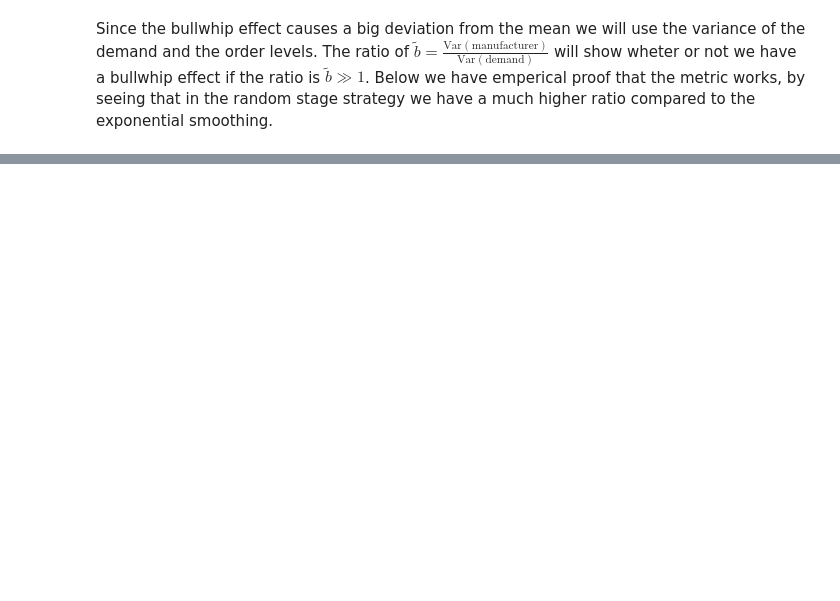
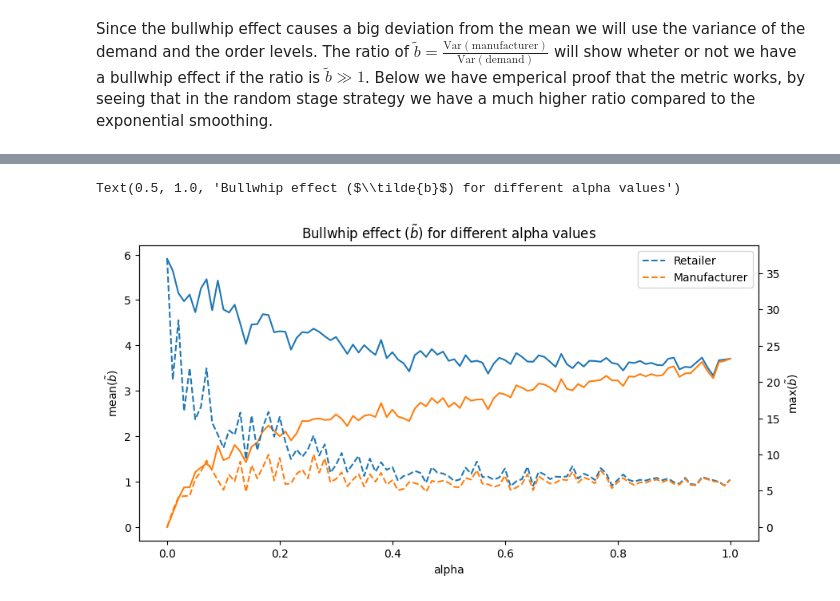
Before and after one commit to AlbinLind/Supply-Chain, a Jupyter notebook: week_4/homework4.ipynb, the cells around one changed output, grey strips where cells are left out. Cells and saved outputs as stored; diff of their text form; code cells hidden in the pictures; blank space fills up the shorter version.

```diff
--- a/week_4/homework4.ipynb
+++ b/week_4/homework4.ipynb
@@ -194,0 +206,46 @@ np.var(retailer_inventory) / np.var(demand_inventory), np.var(manufacturer_inven
+# %%
+alpha_values = np.linspace(0, 1, 101)
+bullwhip_effect = {
+    (alpha, stage): []
+    for alpha in alpha_values
+    for stage in ["retailer", "manufacturer"]
+}
+for alpha in alpha_values:
+    for _ in range(100):
+        exp_bg = BeerGame(ExponentialSmoothingStage, weeks=50, alpha=alpha)
+        sim = exp_bg.simulate()
+        b_tilde = exp_bg.bullwhip_effect(sim)
+        bullwhip_effect[alpha, "retailer"].append(b_tilde[0])
+        bullwhip_effect[alpha, "manufacturer"].append(b_tilde[1])
+# %%
+# Plot mean values of alpha
+fig, ax1 = plt.subplots()
+fig.set_figwidth(10)
+ax1.set_xlabel("alpha")
+
+retailer_mean = [np.mean(bullwhip_effect[alpha, "retailer"]) for alpha in alpha_values]
+manufacturer_mean = [
+    np.mean(bullwhip_effect[alpha, "manufacturer"]) for alpha in alpha_values
+]
+
+ax1.plot(alpha_values, retailer_mean, label="Retailer")
+ax1.plot(alpha_values, manufacturer_mean, label="Manufacturer")
+ax1.set_ylabel(r"mean($\tilde{b}$)")
+
+# Add second y-axis with max values
+ax2 = ax1.twinx()
+
+retailer_max = [np.max(bullwhip_effect[alpha, "retailer"]) for alpha in alpha_values]
+manufacturer_max = [
+    np.max(bullwhip_effect[alpha, "manufacturer"]) for alpha in alpha_values
+]
+
+ax2.plot(alpha_values, retailer_max, label="Retailer", linestyle="--")
+ax2.plot(alpha_values, manufacturer_max, label="Manufacturer", linestyle="--")
+ax2.set_ylabel(r"max($\tilde{b}$)")
+
+plt.legend()
+plt.title(r"Bullwhip effect ($\tilde{b}$) for different alpha values")
+# %% [output]
+Text(0.5, 1.0, 'Bullwhip effect ($\\tilde{b}$) for different alpha values')
+[figure, added]
```
Also changed, not shown: parts of 5 cells of this notebook.
